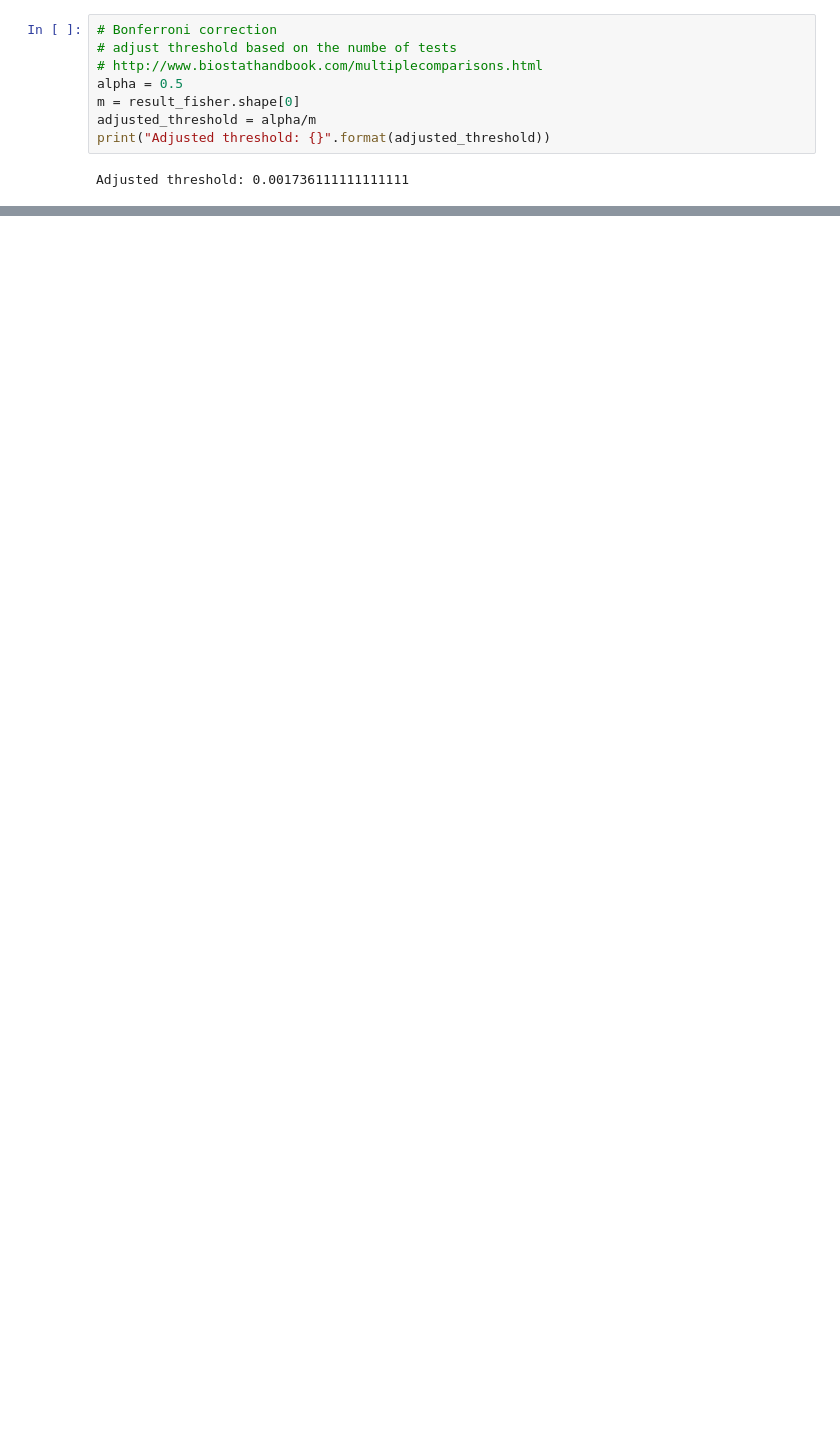
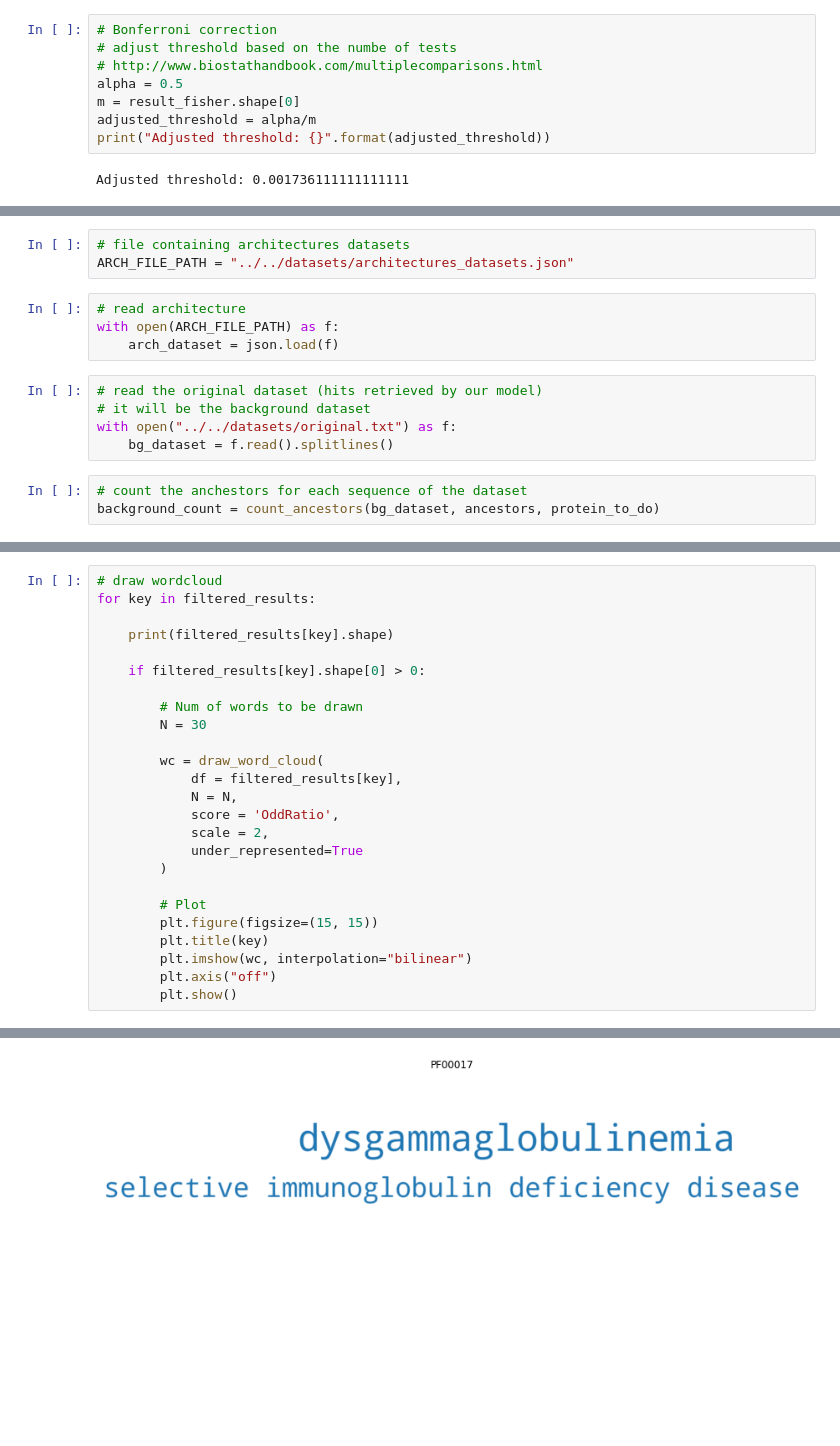
Before and after one commit to Mmiglio/BiologicalData, a Jupyter notebook: code/part2/DiseaseOntology.ipynb, the cells around one changed output, grey strips where cells are left out. Saved outputs shown, nothing was run; the diff lists cells and outputs as text; blank space fills up the shorter version.

Commit message:
DO per tutti i datasets

```diff
--- a/code/part2/DiseaseOntology.ipynb
+++ b/code/part2/DiseaseOntology.ipynb
@@ -123,0 +140,15 @@ plt.show()
+# %%
+# file containing architectures datasets
+ARCH_FILE_PATH = "../../datasets/architectures_datasets.json"
+# %%
+# read architecture
+with open(ARCH_FILE_PATH) as f:
+    arch_dataset = json.load(f)
+# %%
+# read the original dataset (hits retrieved by our model)
+# it will be the background dataset
+with open("../../datasets/original.txt") as f:
+    bg_dataset = f.read().splitlines()
+# %%
+# count the anchestors for each sequence of the dataset
+background_count = count_ancestors(bg_dataset, ancestors, protein_to_do)
@@ -123,0 +226,26 @@ plt.show()
+# %%
+# draw wordcloud
+for key in filtered_results:
+
+    print(filtered_results[key].shape)
+
+    if filtered_results[key].shape[0] > 0:
+
+        # Num of words to be drawn
+        N = 30
+
+        wc = draw_word_cloud(
+            df = filtered_results[key],
+            N = N,
+            score = 'OddRatio',
+            scale = 2,
+            under_represented=True
+        )
+
+        # Plot
+        plt.figure(figsize=(15, 15))
+        plt.title(key)
+        plt.imshow(wc, interpolation="bilinear")
+        plt.axis("off")
+        plt.show()
+# %% [output]
@@ -123,0 +254 @@ plt.show()
+[figure, added]
```
Also changed, not shown: parts of 45 cells of this notebook.
